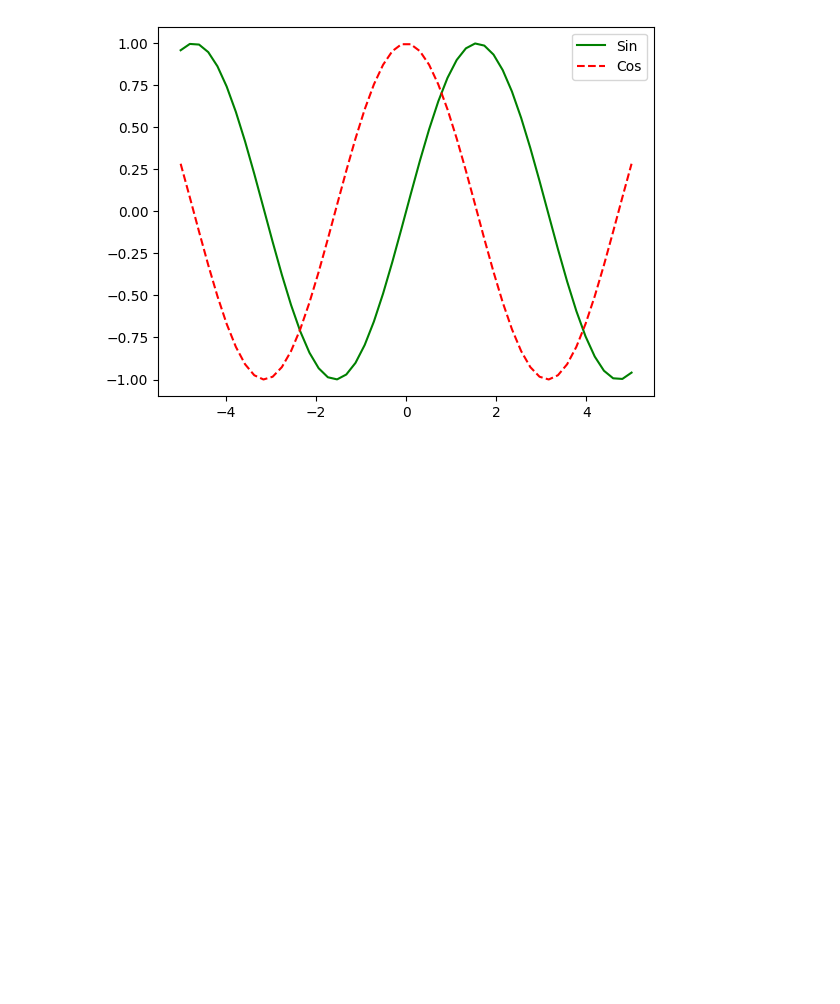
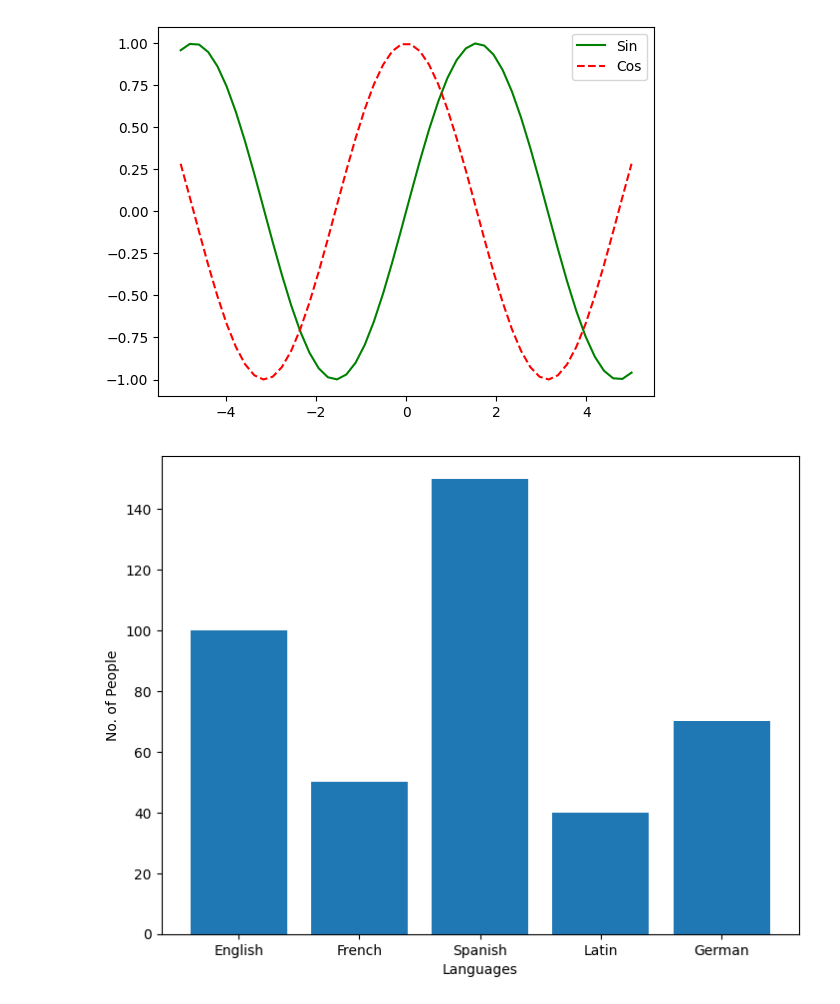
Before and after one commit to MuqeetVohra/python-practice, a Jupyter notebook: data_analysis/matplotlib.ipynb, the cells around one changed output. Drawn from its saved outputs; the diff is of its cells as text; code cells hidden in the pictures; blank space fills up the shorter version.

```diff
--- a/data_analysis/matplotlib.ipynb
+++ b/data_analysis/matplotlib.ipynb
@@ -60,3 +60,14 @@ plt.legend(['Sin', 'Cos'])
 # %% [output]
 <matplotlib.legend.Legend at 0x...>
 [figure]
+# %%
+fig = plt.figure()
+ax = fig.add_axes([0, 0, 1, 1])
+languages = ['English', 'French', 'Spanish', 'Latin', 'German']
+people = [100, 50, 150, 40, 70]
+ax.bar(languages, people)
+plt.xlabel('Languages')
+plt.ylabel('No. of People')
+plt.show()
+# %% [output]
+[figure, added]
```
Also changed, not shown: parts of 1 cell of this notebook.
